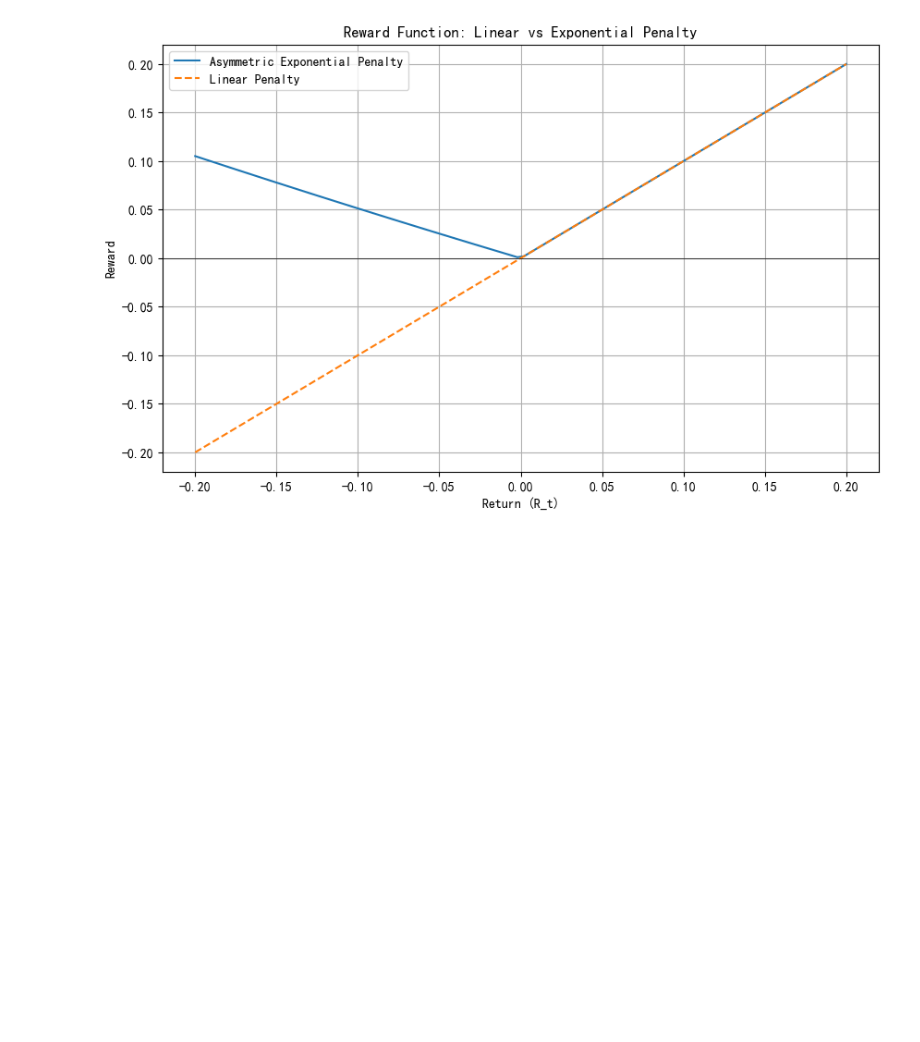
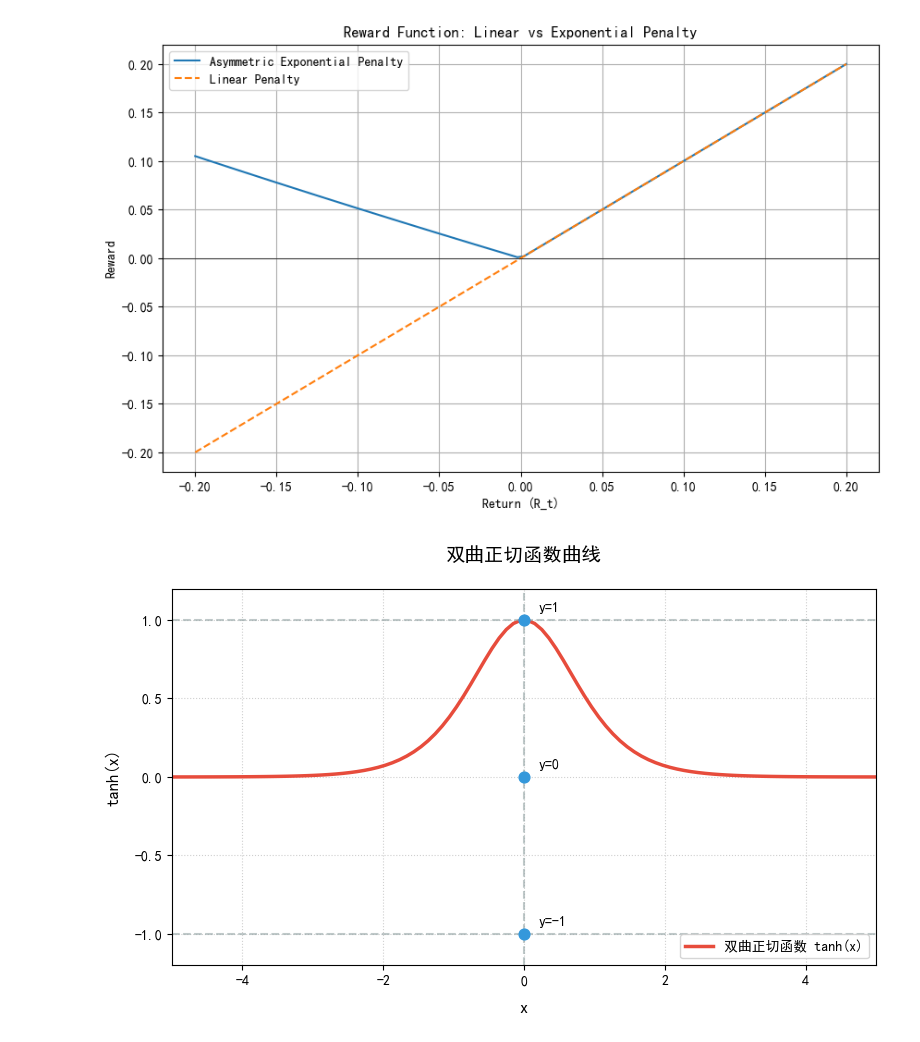
Before and after one commit to ten2net/Gym-Trading-Env, a Jupyter notebook: notebooks/reward.ipynb, the cells around one changed output. Saved outputs shown, nothing was run; the diff lists cells and outputs as text; code cells hidden in the pictures; blank space fills up the shorter version.

```diff
--- a/notebooks/reward.ipynb
+++ b/notebooks/reward.ipynb
@@ -120,3 +120,54 @@ plt.grid(True)
 plt.show()
 # %% [output]
 [figure]
+# %%
+import numpy as np
+import matplotlib.pyplot as plt
+from matplotlib import rcParams
+
+# 设置中文显示和字体
+rcParams['font.family'] = 'SimHei'  # 设置中文字体
+rcParams['axes.unicode_minus'] = False  # 解决负号显示问题
+
+# 生成x轴数据（从-5到5的100个点）
+x = np.linspace(-5, 5, 100)
+y = 1- np.tanh(x)**2  # 计算双曲正切值
+
+# 创建画布和坐标轴
+plt.figure(figsize=(8, 5), dpi=100)
+ax = plt.gca()
+
+# 绘制曲线
+plt.plot(x, y,
+         linewidth=2.5,
+         color='#E74C3C',
+         label='双曲正切函数 tanh(x)')
+
+# 标记关键点
+for val in [-1, 0, 1]:
+    plt.scatter(0, val, s=60, color='#3498DB', zorder=5)
+    plt.text(0.2, val+0.05, f'y={val}', fontsize=10)
+
+# 添加辅助线
+plt.axhline(y=1, linestyle='--', color='#95A5A6', alpha=0.6)
+plt.axhline(y=-1, linestyle='--', color='#95A5A6', alpha=0.6)
+plt.axvline(x=0, linestyle='--', color='#95A5A6', alpha=0.6)
+
+# 设置坐标轴范围
+plt.xlim(-5, 5)
+plt.ylim(-1.2, 1.2)
+
+# 添加标签和标题
+plt.title('双曲正切函数曲线', fontsize=14, pad=20)
+plt.xlabel('x', fontsize=12, labelpad=10)
+plt.ylabel('tanh(x)', fontsize=12, labelpad=10)
+
+# 显示图例和网格
+plt.legend(loc='lower right', fontsize=10)
+plt.grid(True, linestyle=':', alpha=0.6)
+
+# 显示图形
+plt.tight_layout()
+plt.show()
+# %% [output]
+[figure, added]
```
Also changed, not shown: parts of 3 cells of this notebook.
